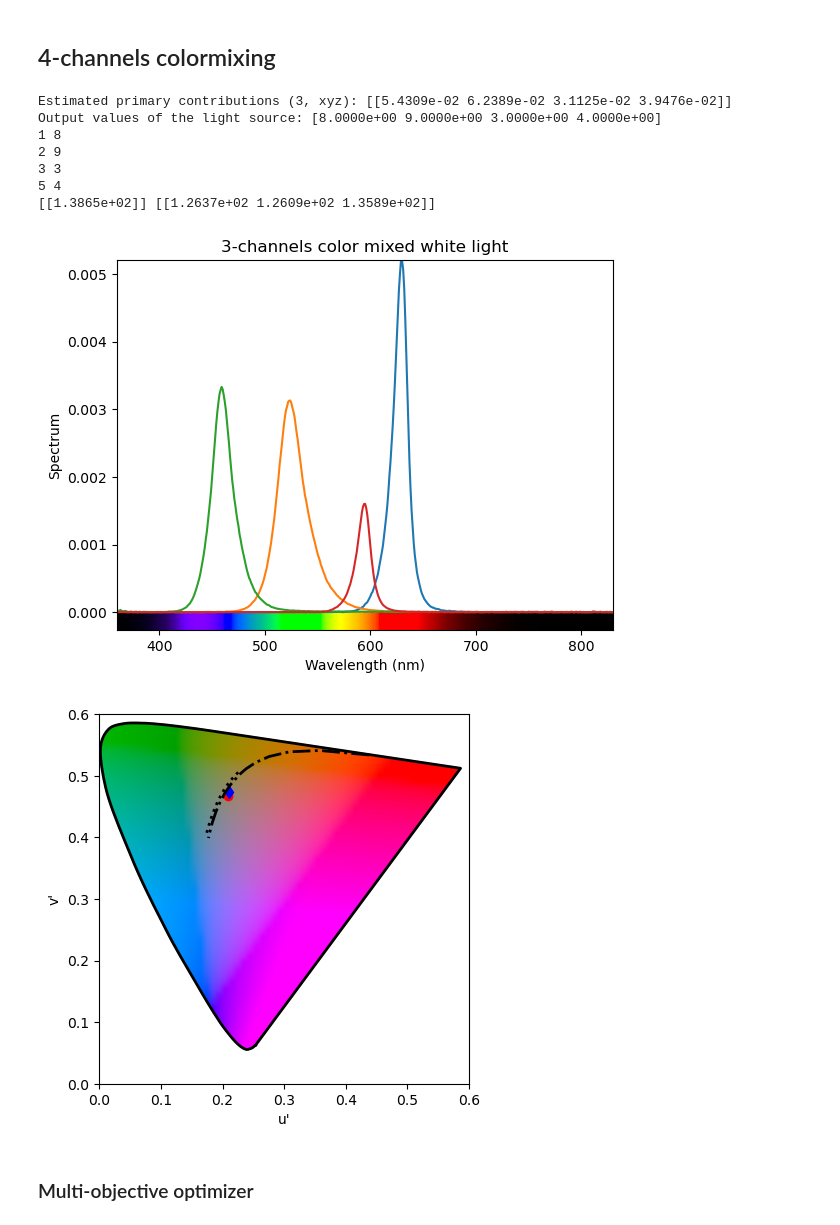
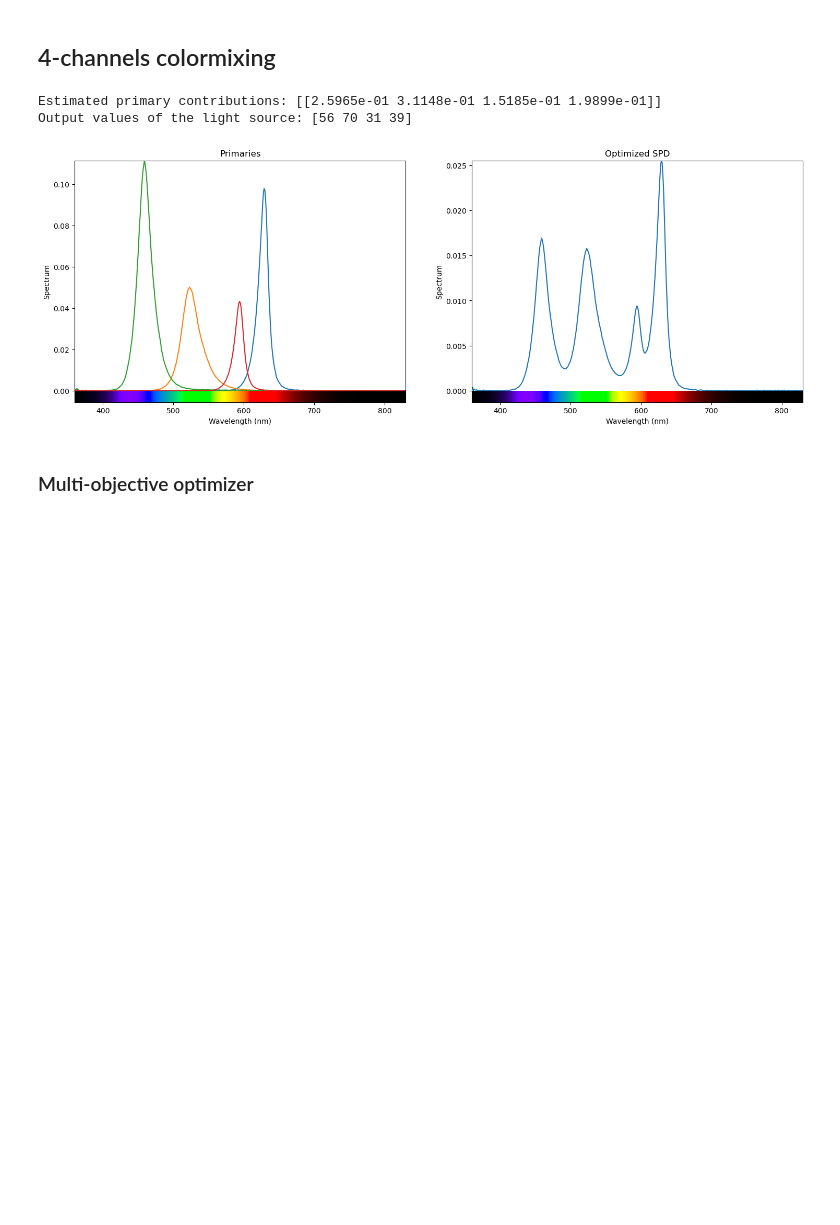
Before and after one commit to Amrit2608/Color_Science_Project, a Jupyter notebook: main.ipynb, the cells around one changed output. Cells and saved outputs as stored; diff of their text form; code cells hidden in the pictures; blank space fills up the shorter version.

```diff
--- a/main.ipynb
+++ b/main.ipynb
@@ -67,15 +70,17 @@ def calibrate(filename=None):
                     dmx.set_channel(channel, v)
                     dmx.submit()
                     time.sleep(0.2)
+                # jeti can't be used in dark space. Avoid to measure with 0 output
                 if v <= 0:
                     measured_luminance.append(0)
                     measured_spd.append(None)
                 else:
                     spd = sp.jeti.get_spd(autoTint_max=3)
-                    l = lx.spd_to_power(spd, ptype='pu', cieobs='1964_10')
+                    l = lx.spd_to_power(spd, ptype='pu', cieobs=cieobs)
                     measured_luminance.append(l[0][0])
                     measured_spd.append(spd)
 
+            # jeti can't be used in dark space. fill the 0 output spd as zero spectrum
             if measured_spd[0] is None:
                 measured_spd[0] = measured_spd[1].copy()
                 measured_spd[0][-1] = measured_spd[0][-1]*0
@@ -89,16 +94,14 @@ def calibrate(filename=None):
         return np.load(filename+'.npz')
     return np.load(filename)
 # %%
-f = 'output/data_20230324_163716.npz'
+# f = 'output/data_20230324_163716.npz'
 f = 'output/data_20230420_104200.npz'
-# f=None
-is_plot = True
+is_plot = False
 data = calibrate(f)
 output_values = data['output_values']
 channels = data['channels']
 measured_luminance_all = data['luminance']
 measured_spd_all = data['spd']
-
 labels = ['R', 'G', 'B', 'WH', 'A', 'UV']
 
 normL2output = []
@@ -232,20 +247,13 @@ SerialException: WriteFile failed (PermissionError(13, 'Access is denied.', None
 # %% [markdown]
 ## 4-channels colormixing
 # %%
-xyz_t = np.array([[100, 100, 100]])*1
-Yxy_t = np.array([[100, 1/3.0, 1/3.0]])
+xyz_t = np.array([[100, 100, 100]])*5
 channels_idx = [0, 1, 2, 4]
-color_mixing(xyz_t, Yxy_t, channels_idx)
+color_mixing(xyz_t,  channels_idx)
 # %% [output]
-Estimated primary contributions (3, xyz): [[5.4309e-02 6.2389e-02 3.1125e-02 3.9476e-02]]
-Output values of the light source: [8.0000e+00 9.0000e+00 3.0000e+00 4.0000e+00]
-1 8
-2 9
-3 3
-5 4
-[[1.3865e+02]] [[1.2637e+02 1.2609e+02 1.3589e+02]]
+Estimated primary contributions: [[2.5965e-01 3.1148e-01 1.5185e-01 1.9899e-01]]
+Output values of the light source: [56 70 31 39]
-[figure, old version]
+[figure, new version]
-[figure, removed]
 # %% [markdown]
 ### Multi-objective optimizer
 # %%
```
Also changed, not shown: parts of 4 cells of this notebook, 2 other files.
